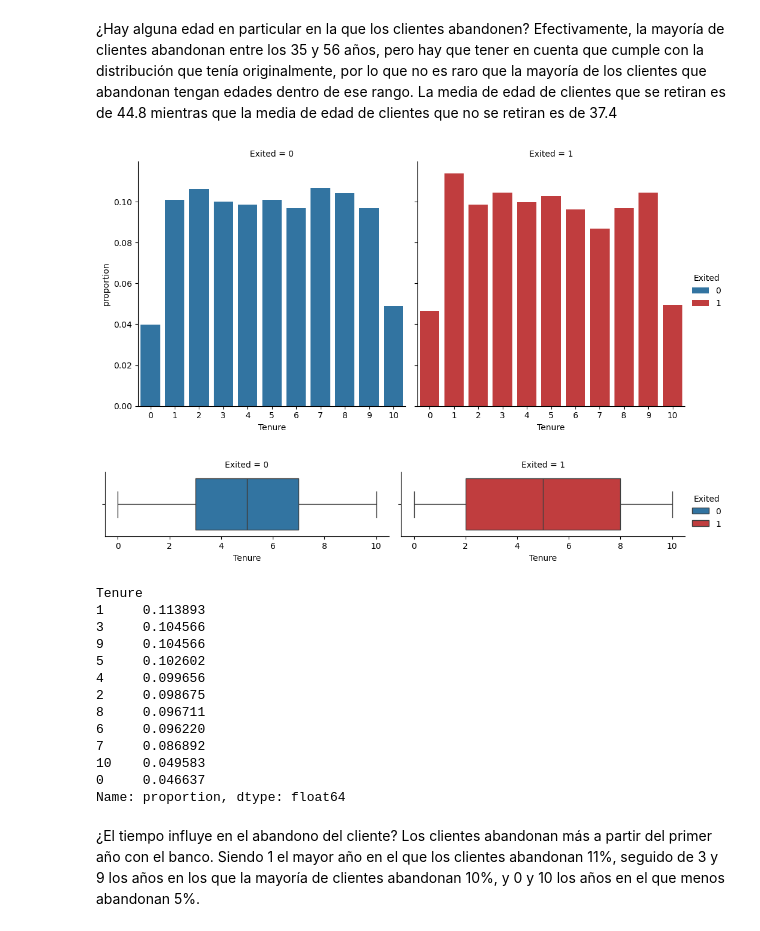
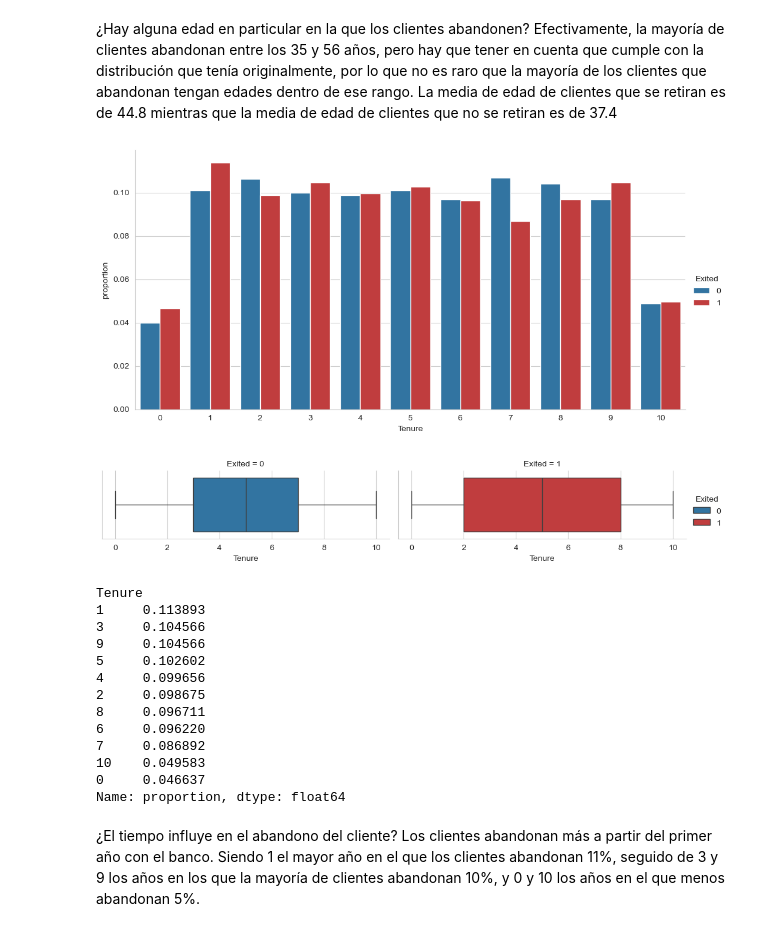
Before and after one commit to davexat/Customer_Churn_Predictor, a Jupyter notebook: notebooks/2.0_dsb_data_exploration.ipynb, the cells around one changed output. Saved outputs shown, nothing was run; the diff lists cells and outputs as text; code cells hidden in the pictures.

Commit message:
chore: improving plot functions

```diff
--- a/notebooks/2.0_dsb_data_exploration.ipynb
+++ b/notebooks/2.0_dsb_data_exploration.ipynb
@@ -184,12 +185,12 @@ Name: count, dtype: int64
 ¿Hay alguna edad en particular en la que los clientes abandonen?
 Efectivamente, la mayoría de clientes abandonan entre los 35 y 56 años, pero hay que tener en cuenta que cumple con la distribución que tenía originalmente, por lo que no es raro que la mayoría de los clientes que abandonan tengan edades dentro de ese rango. La media de edad de clientes que se retiran es de 44.8 mientras que la media de edad de clientes que no se retiran es de 37.4
 # %%
-plots.plot_barplot(df, 'Tenure', True, True)
+plots.plot_barplot(df, 'Tenure', True, False)
 plots.plot_boxplot(df, 'Tenure', True, True)
 print(df_exited['Tenure'].value_counts(normalize=True))
 # %% [output]
-[figure, old version]
+[figure, new version]
-[figure, old version]
+[figure, new version]
 Tenure
 1     0.113893
 3     0.104566
```
Also changed, not shown: parts of 18 cells of this notebook.
